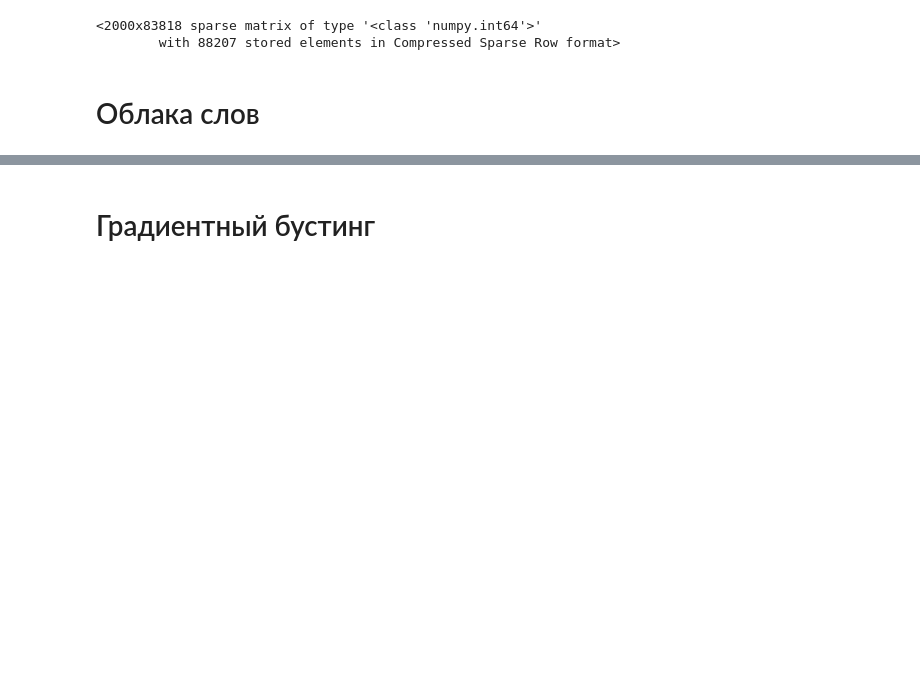
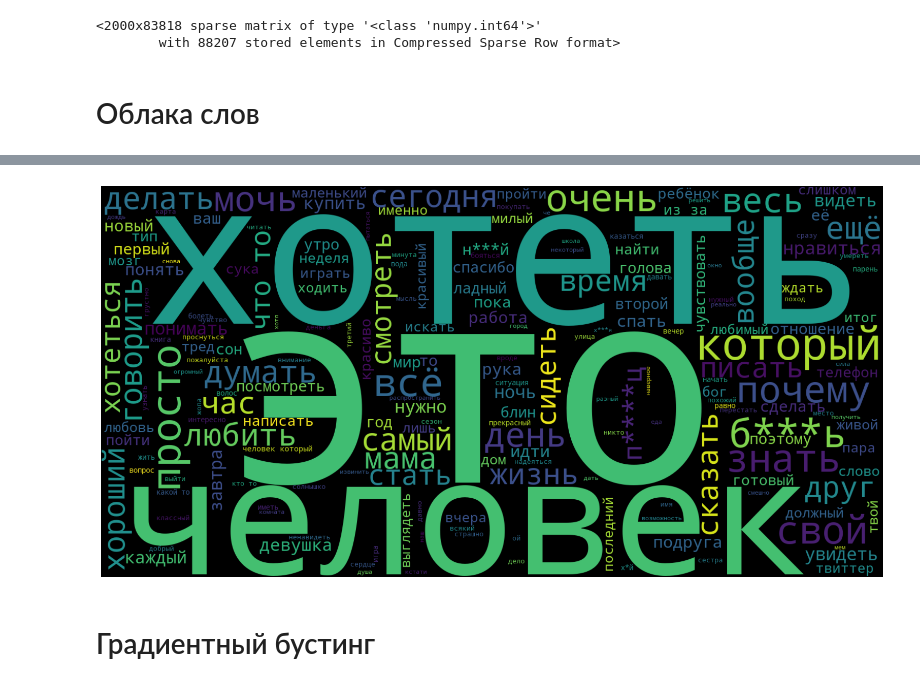
Before and after one commit to TheSawIsTheLaw/iWannaKillMyself, a Jupyter notebook: dataset/base.ipynb, the cells around one changed output, grey strips where cells are left out. Cells and saved outputs as stored; diff of their text form; code cells hidden in the pictures; blank space fills up the shorter version.

Commit message:
ADD: clouds, fucks and more fucking information for the god of information

```diff
--- a/dataset/base.ipynb
+++ b/dataset/base.ipynb
@@ -226,3 +226,31 @@ plt.axis('off')
+# %%
+from wordcloud import WordCloud
+import matplotlib.pyplot as plt
+
+import nltk
+from nltk.corpus import stopwords
+
+import dirt_tongue
+
+from string import punctuation
+
+detector = dirt_tongue.is_dirt()
+stops = stopwords.words('russian')
+dataCloud = data.copy()
+
+dataCloud['text'] = dataCloud['text'].apply(lambda x: nltk.word_tokenize(str(x).lower()))
+dataCloud['text'] = dataCloud['text'].apply(lambda z: list(filter(lambda x: x not in punctuation, z)))
+dataCloud['text'] = dataCloud['text'].apply(lambda z: list(filter(lambda x: x not in stops, z)))
+dataCloud['text'] = dataCloud['text'].apply(lambda z: list(map(lambda x: x if not detector(x) else x[0] + ('*' * (len(x) - 2)) + x[-1], z)))
+
+wordsCloudText = ' '.join(dataCloud[dataCloud['class'] == 0]['text'].apply(lambda x: ' '.join(x)))
+cloud = WordCloud(width=1500, height=750, regexp=r"\w[\w*']+").generate(wordsCloudText)
+plt.figure(figsize=(20, 10))
+plt.imshow(cloud, interpolation='bilinear')
+plt.axis('off')
+plt.savefig("plots/cloudNonSuicidal.pdf", format="pdf")
+# %% [output]
+[figure, added]
 # %% [markdown]
 # Градиентный бустинг
 # %% [markdown]
```
Also changed, not shown: parts of 1 cell of this notebook, 11 other files.
